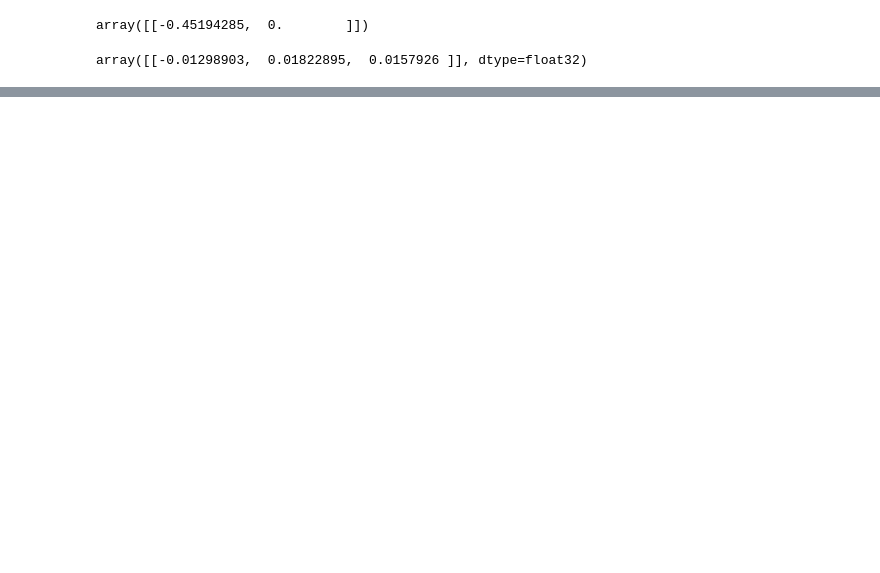
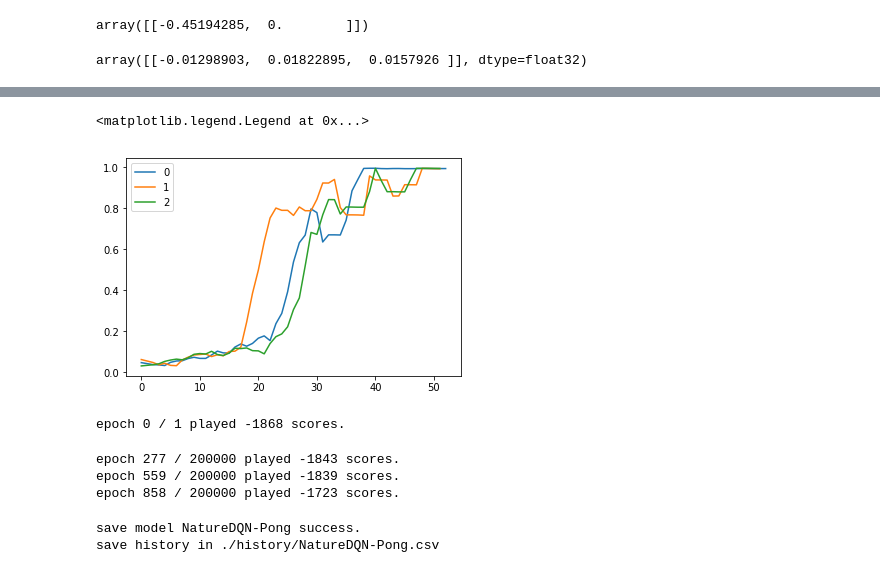
Before and after one commit to severinzhong/ML-study, a Jupyter notebook: DQN.ipynb, the cells around one changed output, grey strips where cells are left out. Cells and saved outputs as stored; diff of their text form; code cells hidden in the pictures; blank space fills up the shorter version.

```diff
--- a/DQN.ipynb
+++ b/DQN.ipynb
@@ -433,3 +435,12 @@ array([[-0.45194285,  0.        ]])
 agent.model.predict(next_state)[0]
 # %% [output]
 array([[-0.01298903,  0.01822895,  0.0157926 ]], dtype=float32)
+# %%
+agentm = [0 for _ in range(3)]
+agentm[0] = AgentMountainCar(DQN)
+agentm[0].saveModel()
+agentm[1] = AgentMountainCar(NatureDQN)
+agentm[2] = AgentMountainCar(DoubleDQN)
+for i in range(3) :
+    agentm[i].loadModel("./model/DQN-MountainCar.h5")
+    agentm[i].epsilon = 1
@@ -435,0 +465,7 @@ array([[-0.01298903,  0.01822895,  0.0157926 ]], dtype=float32)
+# %%
+%%time
+for i in range(3) :
+    agentm[i].train(5000)
+    agentm[i].saveHistory()
+    agentm[i].saveModel()
+    print("===============================")
@@ -435,0 +490,12 @@ array([[-0.01298903,  0.01822895,  0.0157926 ]], dtype=float32)
+# %%
+for i in range(3) :
+    plt.plot( savgol_filter(agentm[i].history["score"] , 5 , 1) , label=i)
+    #plt.plot(agentm[i].history["score"] , label=i)
+plt.legend(loc="best")
+# %% [output]
+<matplotlib.legend.Legend at 0x...>
+[figure, added]
+# %%
+agent.play(1 , True)
+# %% [output]
+epoch 0 / 1 played -1868 scores.
@@ -435,0 +504,13 @@ array([[-0.01298903,  0.01822895,  0.0157926 ]], dtype=float32)
+# %%
+%%time
+agent.train(200000)
+# %% [output]
+epoch 277 / 200000 played -1843 scores.
+epoch 559 / 200000 played -1839 scores.
+epoch 858 / 200000 played -1723 scores.
+# %%
+agent.saveModel()
+agent.saveHistory()
+# %% [output]
+save model NatureDQN-Pong success.
+save history in ./history/NatureDQN-Pong.csv
```
Also changed, not shown: parts of 20 cells of this notebook.
